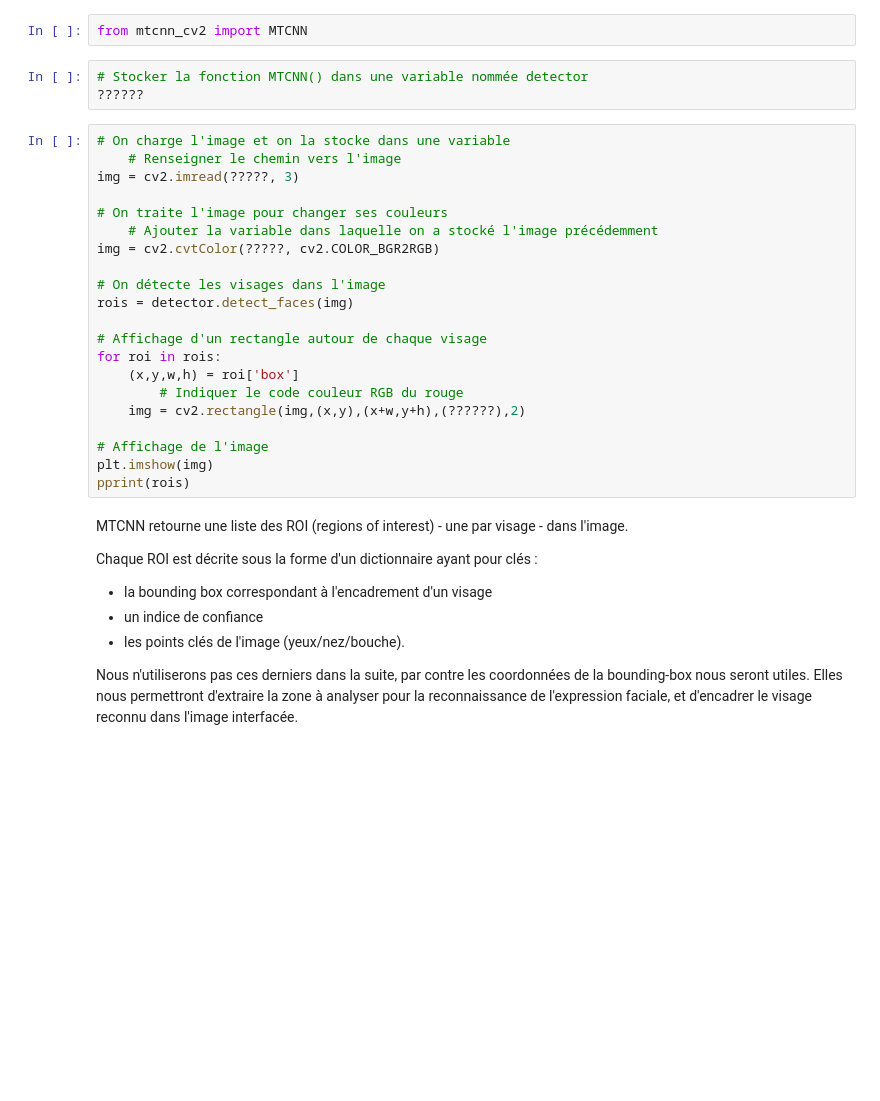
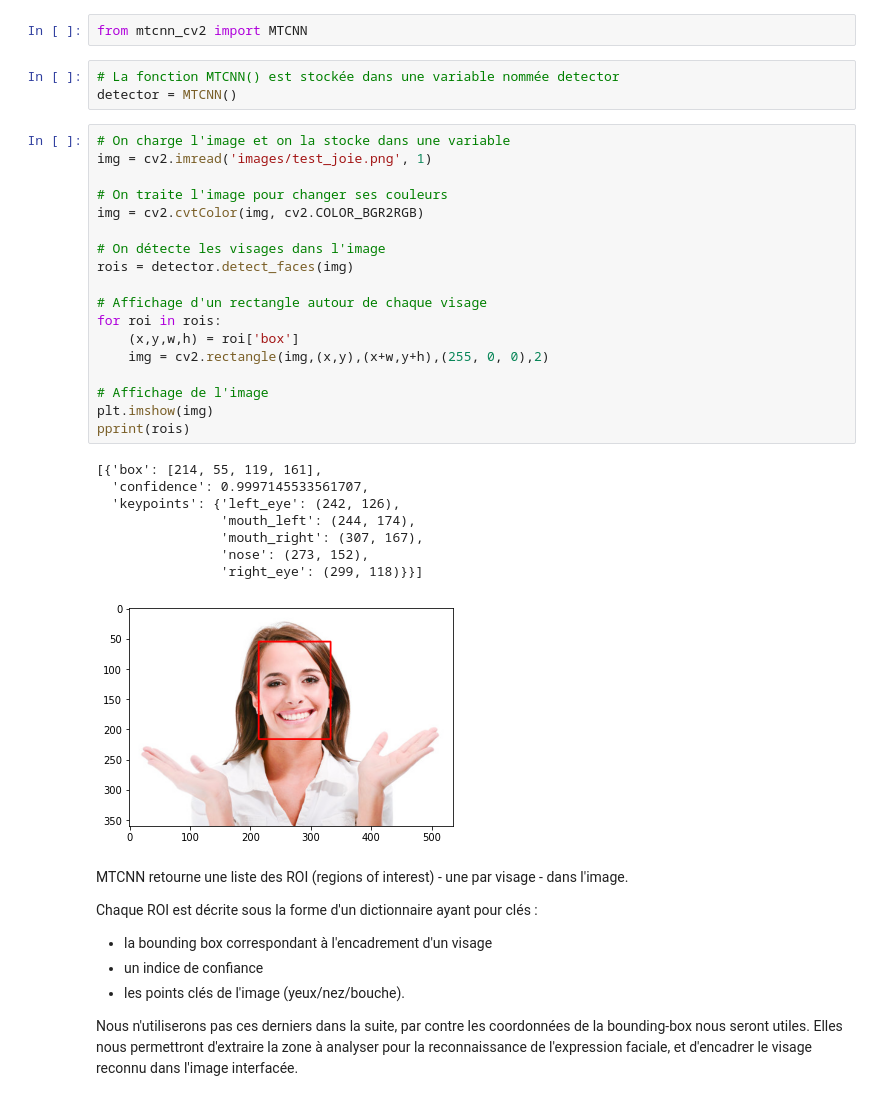
Before and after one commit to AudePertron/AI_days_emotions, a Jupyter notebook: Tuto_Emotions_Part2.ipynb, the cells around one changed output. Cells and saved outputs as stored; diff of their text form; blank space fills up the shorter version.

```diff
--- a/Tuto_Emotions_Part2.ipynb
+++ b/Tuto_Emotions_Part2.ipynb
@@ -31,29 +35,35 @@ from tensorflow.keras import models
 # %%
 from mtcnn_cv2 import MTCNN
 # %%
-# Stocker la fonction MTCNN() dans une variable nommée detector
-??????
+# La fonction MTCNN() est stockée dans une variable nommée detector
+detector = MTCNN()
 # %%
 # On charge l'image et on la stocke dans une variable
-    # Renseigner le chemin vers l'image
-img = cv2.imread(?????, 3)
+img = cv2.imread('images/test_joie.png', 1)
 
 # On traite l'image pour changer ses couleurs
-    # Ajouter la variable dans laquelle on a stocké l'image précédemment
-img = cv2.cvtColor(?????, cv2.COLOR_BGR2RGB)
+img = cv2.cvtColor(img, cv2.COLOR_BGR2RGB)
 
 # On détecte les visages dans l'image
 rois = detector.detect_faces(img)
 
 # Affichage d'un rectangle autour de chaque visage
 for roi in rois:
     (x,y,w,h) = roi['box']
-        # Indiquer le code couleur RGB du rouge
-    img = cv2.rectangle(img,(x,y),(x+w,y+h),(??????),2)
+    img = cv2.rectangle(img,(x,y),(x+w,y+h),(255, 0, 0),2)
 
 # Affichage de l'image
 plt.imshow(img)
 pprint(rois)
+# %% [output]
+[{'box': [214, 55, 119, 161],
+  'confidence': 0.9997145533561707,
+  'keypoints': {'left_eye': (242, 126),
+                'mouth_left': (244, 174),
+                'mouth_right': (307, 167),
+                'nose': (273, 152),
+                'right_eye': (299, 118)}}]
+[figure, added]
 # %% [markdown]
 MTCNN retourne une liste des ROI (regions of interest) - une par visage -  dans l'image. <br>
 
```
Also changed, not shown: parts of 11 cells of this notebook.
